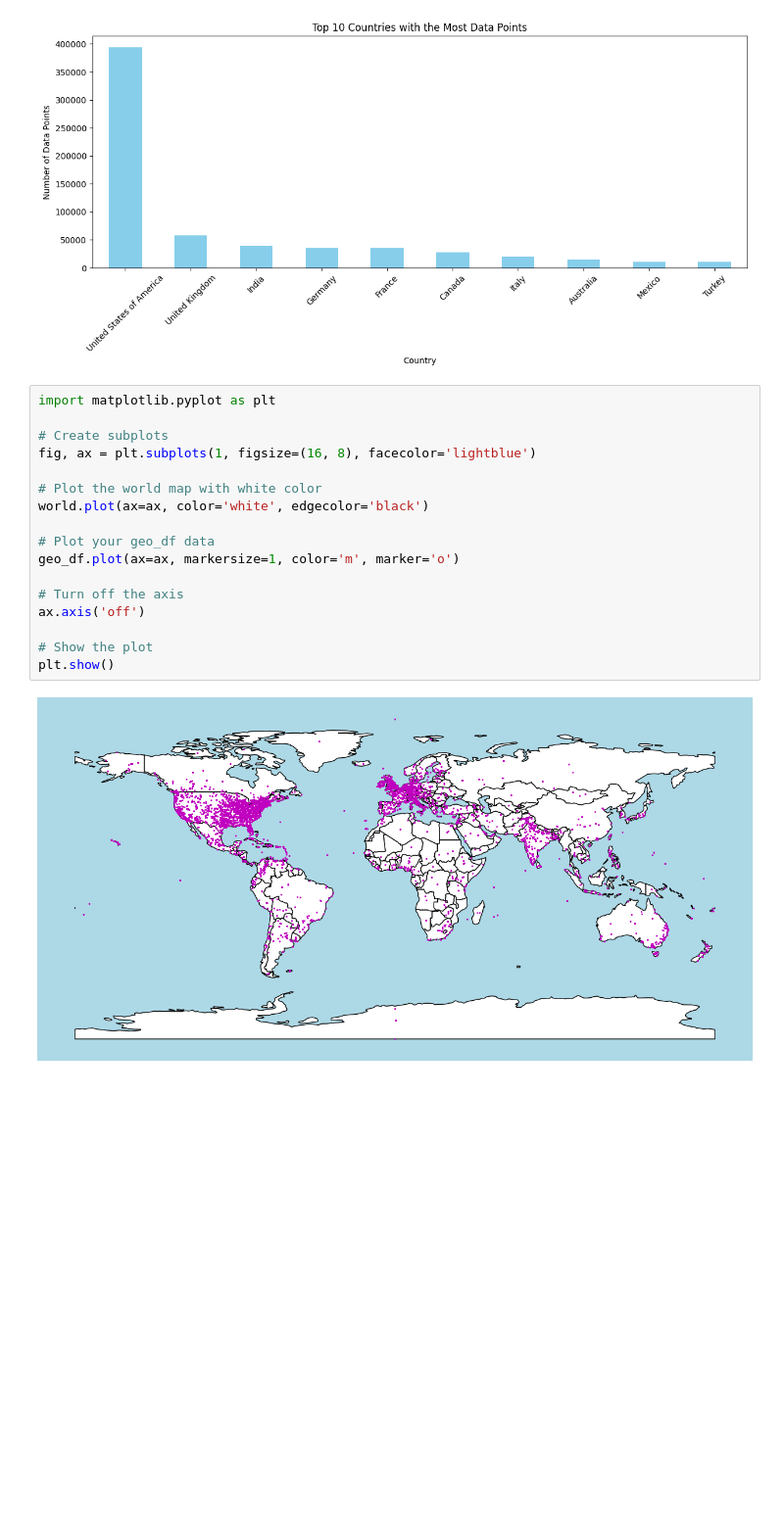
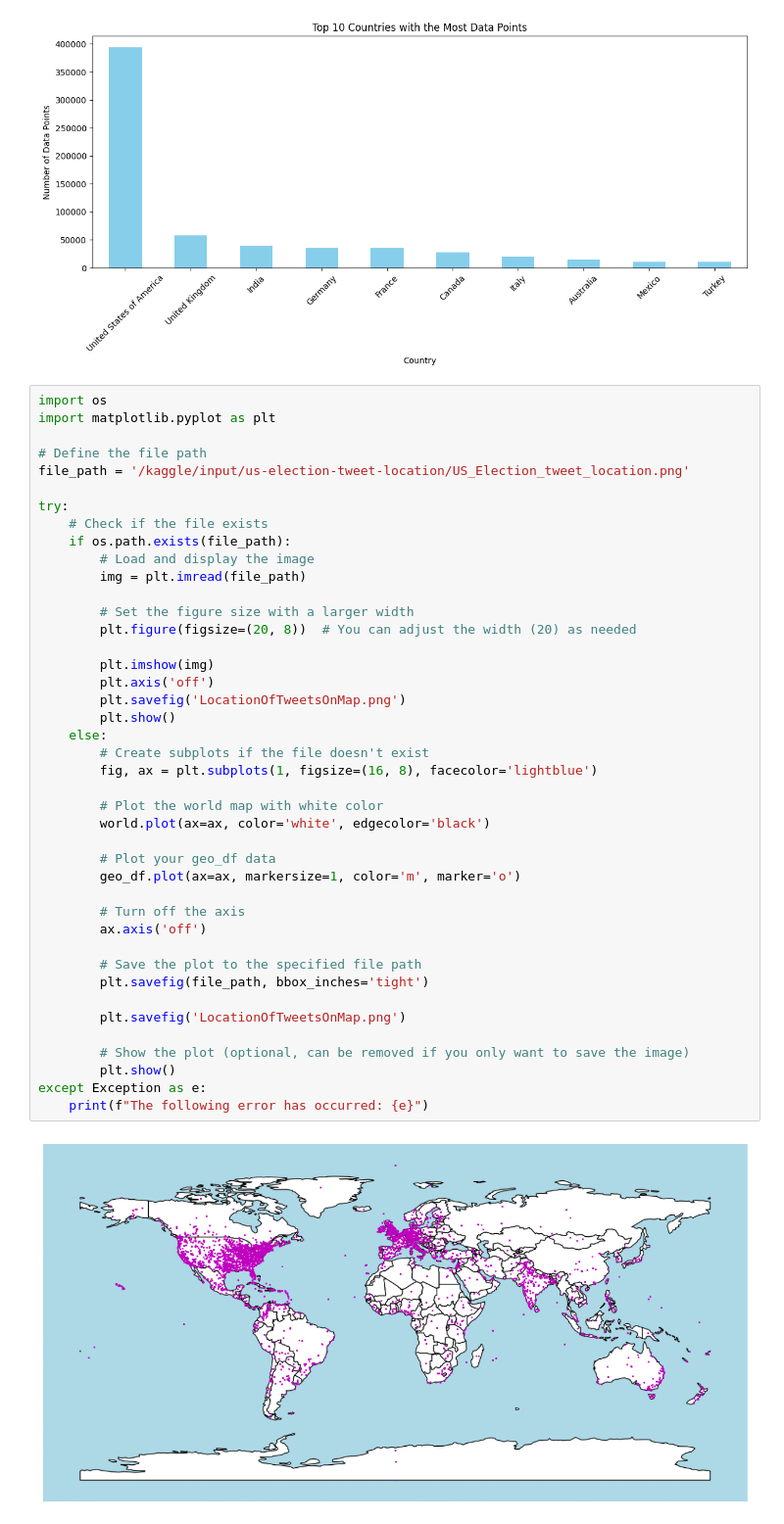
Before and after one commit to NatanGrayman/Investigation_Project, a Jupyter notebook: investigation-project-us-election.ipynb, the cells around one changed output. Shown at 98% size. Cells and saved outputs as stored; diff of their text form; blank space fills up the shorter version.

```diff
--- a/investigation-project-us-election.ipynb
+++ b/investigation-project-us-election.ipynb
@@ -183,21 +399,46 @@ plt.show()
 # %% [output]
 [figure]
 # %%
+import os
 import matplotlib.pyplot as plt
 
-# Create subplots
-fig, ax = plt.subplots(1, figsize=(16, 8), facecolor='lightblue')
+# Define the file path
+file_path = '/kaggle/input/us-election-tweet-location/US_Election_tweet_location.png'
 
-# Plot the world map with white color
-world.plot(ax=ax, color='white', edgecolor='black')
+try:
+    # Check if the file exists
+    if os.path.exists(file_path):
+        # Load and display the image
+        img = plt.imread(file_path)
 
-# Plot your geo_df data
-geo_df.plot(ax=ax, markersize=1, color='m', marker='o')
+        # Set the figure size with a larger width
+        plt.figure(figsize=(20, 8))  # You can adjust the width (20) as needed
 
-# Turn off the axis
-ax.axis('off')
+        plt.imshow(img)
+        plt.axis('off')
+        plt.savefig('LocationOfTweetsOnMap.png')
+        plt.show()
+    else:
+        # Create subplots if the file doesn't exist
+        fig, ax = plt.subplots(1, figsize=(16, 8), facecolor='lightblue')
 
-# Show the plot
-plt.show()
+        # Plot the world map with white color
+        world.plot(ax=ax, color='white', edgecolor='black')
+
+        # Plot your geo_df data
+        geo_df.plot(ax=ax, markersize=1, color='m', marker='o')
+
+        # Turn off the axis
+        ax.axis('off')
+
+        # Save the plot to the specified file path
+        plt.savefig(file_path, bbox_inches='tight')
+
+        plt.savefig('LocationOfTweetsOnMap.png')
+
+        # Show the plot (optional, can be removed if you only want to save the image)
+        plt.show()
+except Exception as e:
+    print(f"The following error has occurred: {e}")
 # %% [output]
-[figure, old version]
+[figure, new version]
```
Also changed, not shown: parts of 114 cells of this notebook.
